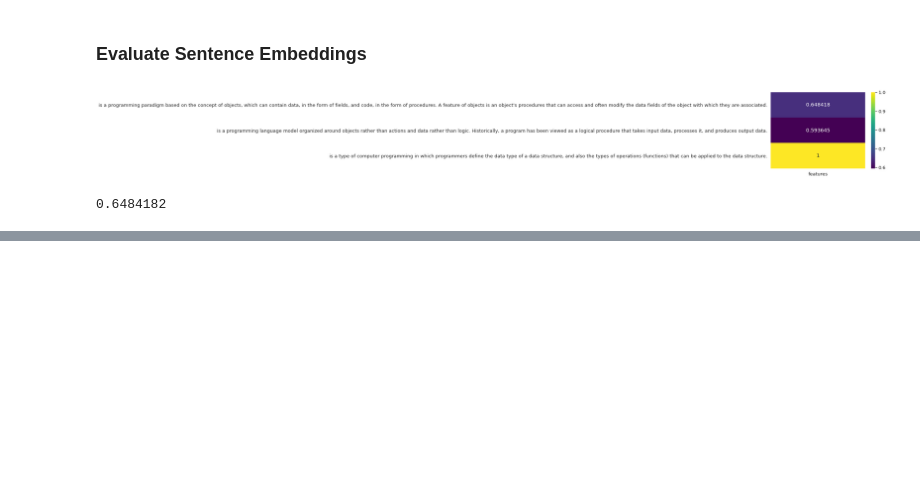
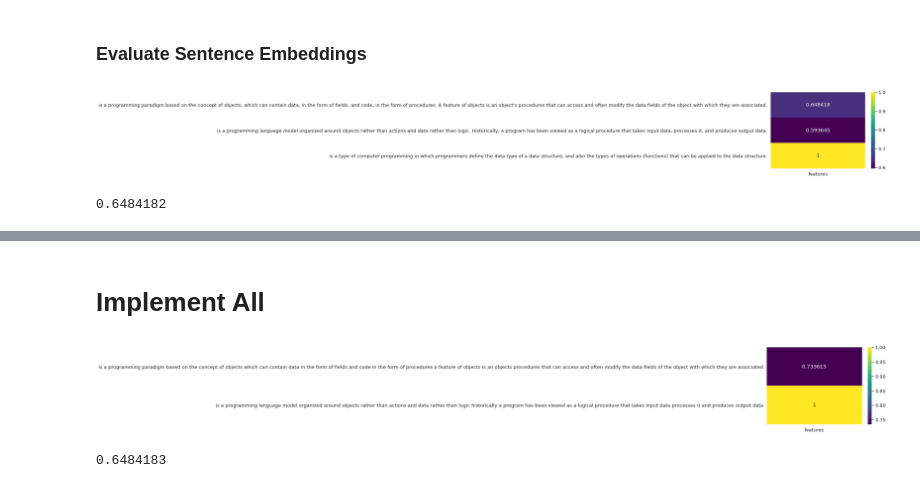
Before and after one commit to HR-Bot-Org/HR-Bot-evaluation-model, a Jupyter notebook: Semantic_Similarity_with_TF_Hub_Universal_Encoder.ipynb, the cells around one changed output, grey strips where cells are left out. Saved outputs shown, nothing was run; the diff lists cells and outputs as text; code cells hidden in the pictures; blank space fills up the shorter version.

```diff
--- a/Semantic_Similarity_with_TF_Hub_Universal_Encoder.ipynb
+++ b/Semantic_Similarity_with_TF_Hub_Universal_Encoder.ipynb
@@ -73,3 +75,7 @@ module https://tfhub.dev/google/universal-sentence-encoder-large/5 loaded
 # %% [markdown]
 ## Remove punctuations
+# %%
+def rem_punc_from_answers(answers):
+  import re
+  return [re.sub(r'[^\w\s]','',ans) for ans in answers]
 # %%
@@ -78,3 +86,7 @@ def rem_punc_from_text(text):
+# %%
+def tolower_answers(answers):
+  import string
+  return [ans.lower() for ans in answers]
 # %% [markdown]
 ## Removing Stop Words
 # %%
@@ -94 +104,5 @@ def rem_stop_words_from_text(text):
+# %%
+def clean_data(answers):
+  answers = rem_punc_from_answers(answers)
+  return tolower_answers(answers)
 # %%
@@ -266,3 +278,20 @@ save_obj(diction)
 # %%
 dict = load_obj()
 print(dict)
+# %% [markdown]
+# Implement All
+# %%
+def main():
+  model_answers = ["is a programming paradigm based on the concept of objects, which can contain data, in the form of fields, and code, in the form of procedures. A feature of objects is an object's procedures that can access and often modify the data fields of the object with which they are associated.",
+    "is a programming language model organized around objects rather than actions and data rather than logic. Historically, a program has been viewed as a logical procedure that takes input data, processes it, and produces output data."]
+  applicant_answer = "is a type of computer programming in which programmers define the data type of a data structure, and also the types of operations (functions) that can be applied to the data structure."
+  # Clean data
+  model_answers = clean_data(model_answers)
+  applicant_answer = clean_data([applicant_answer])[0]
+  print(evaluate_answer(model_answers, applicant_answer))
+# %%
+if __name__ == "__main__":
+    main()
+# %% [output]
+[figure, added]
+0.6484183
```
Also changed, not shown: parts of 25 cells of this notebook.
